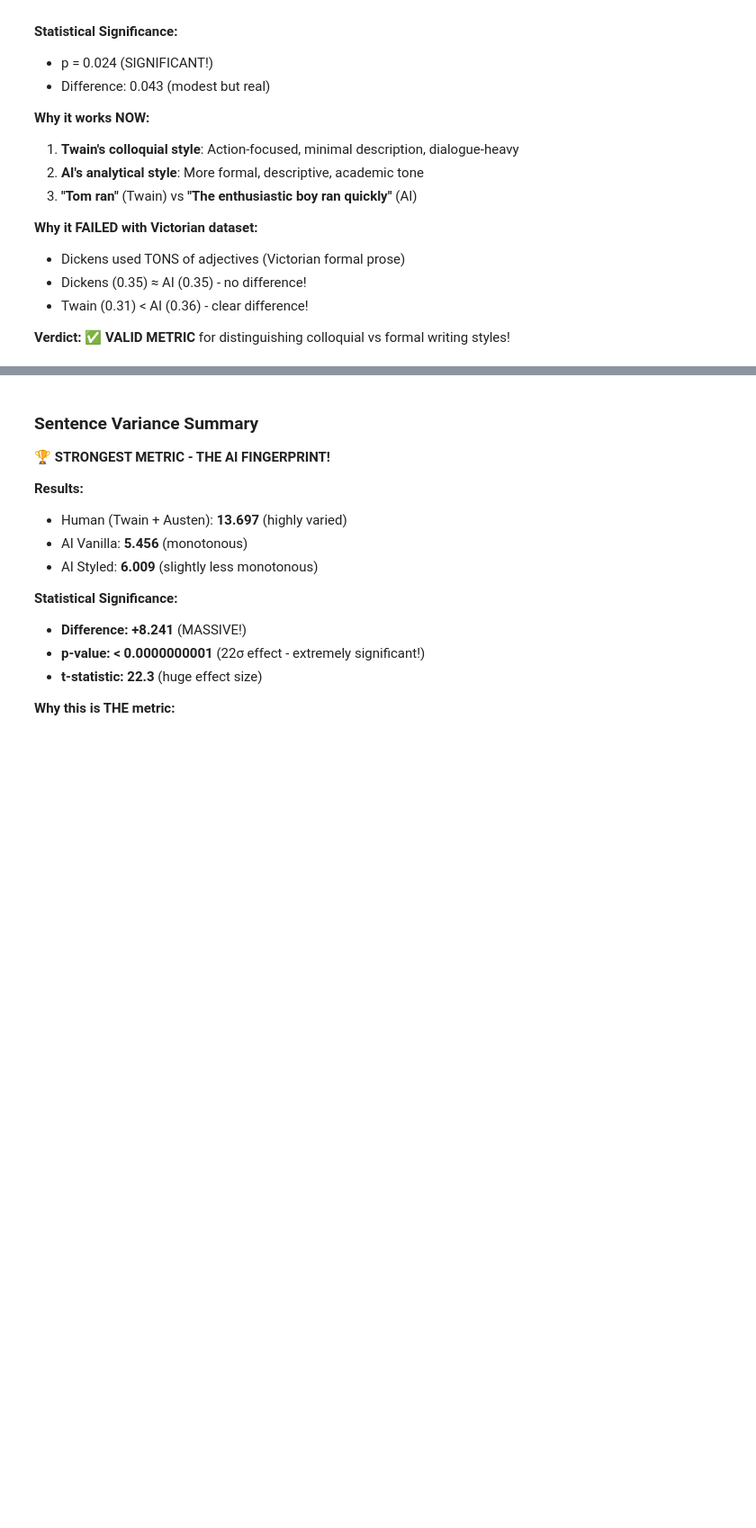
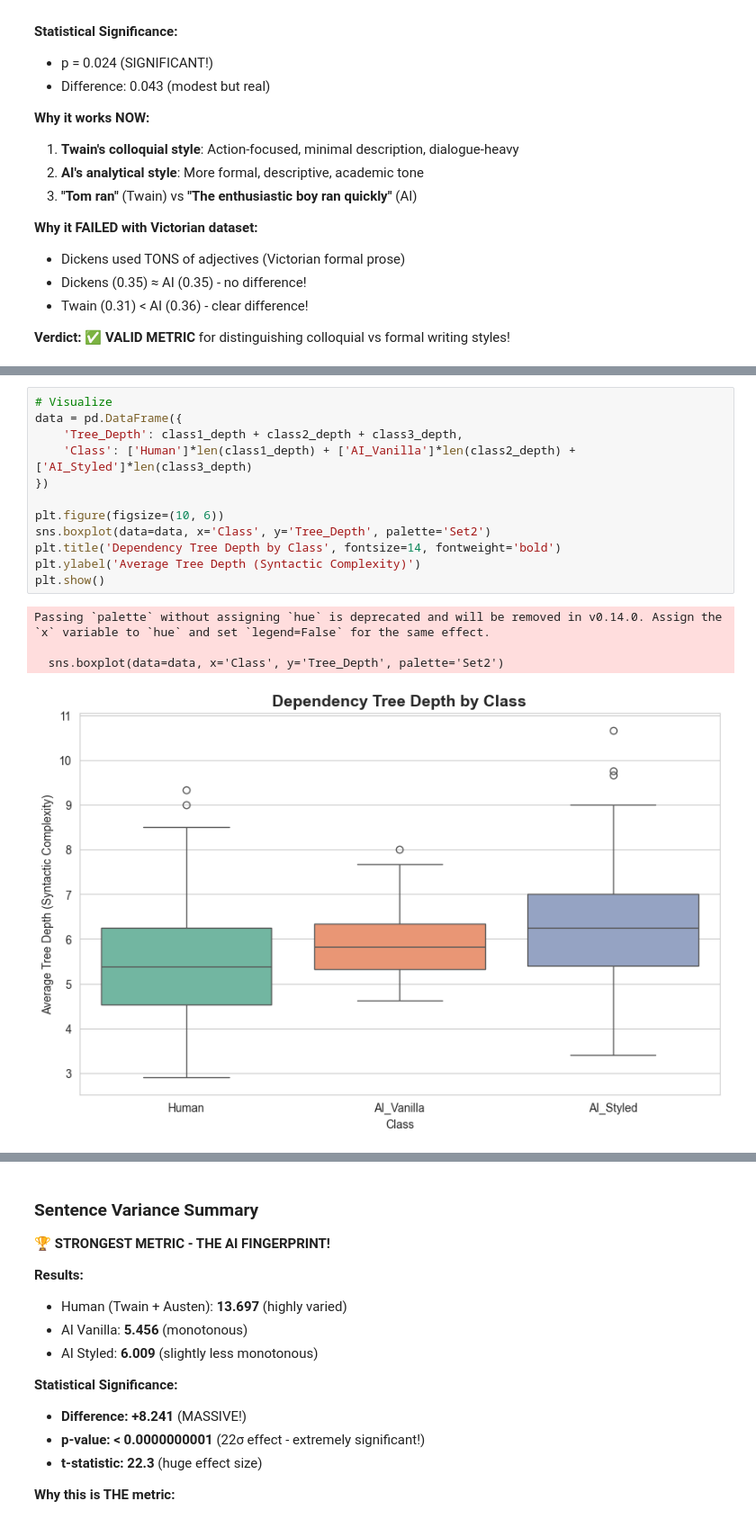
Before and after one commit to yoimdepressed/precog, a Jupyter notebook: TASK1/task1_fingerprint.ipynb, the cells around one changed output, grey strips where cells are left out. Shown at 90% size. Cells and saved outputs as stored; diff of their text form; blank space fills up the shorter version.

```diff
--- a/TASK1/task1_fingerprint.ipynb
+++ b/TASK1/task1_fingerprint.ipynb
@@ -325,0 +451,17 @@ else:
+# %%
+# Visualize
+data = pd.DataFrame({
+    'Tree_Depth': class1_depth + class2_depth + class3_depth,
+    'Class': ['Human']*len(class1_depth) + ['AI_Vanilla']*len(class2_depth) + ['AI_Styled']*len(class3_depth)
+})
+
+plt.figure(figsize=(10, 6))
+sns.boxplot(data=data, x='Class', y='Tree_Depth', palette='Set2')
+plt.title('Dependency Tree Depth by Class', fontsize=14, fontweight='bold')
+plt.ylabel('Average Tree Depth (Syntactic Complexity)')
+plt.show()
+# %% [output]
+Passing `palette` without assigning `hue` is deprecated and will be removed in v0.14.0. Assign the `x` variable to `hue` and set `legend=False` for the same effect.
+
+  sns.boxplot(data=data, x='Class', y='Tree_Depth', palette='Set2')
+[figure, added]
```
Also changed, not shown: parts of 31 cells of this notebook, 1 other file.
